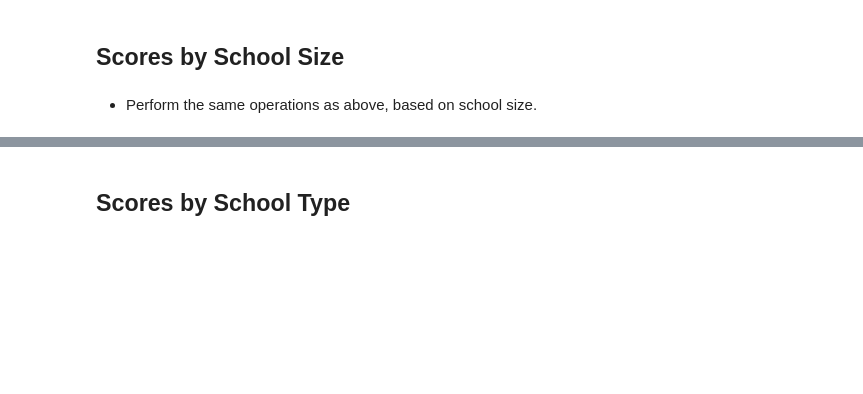
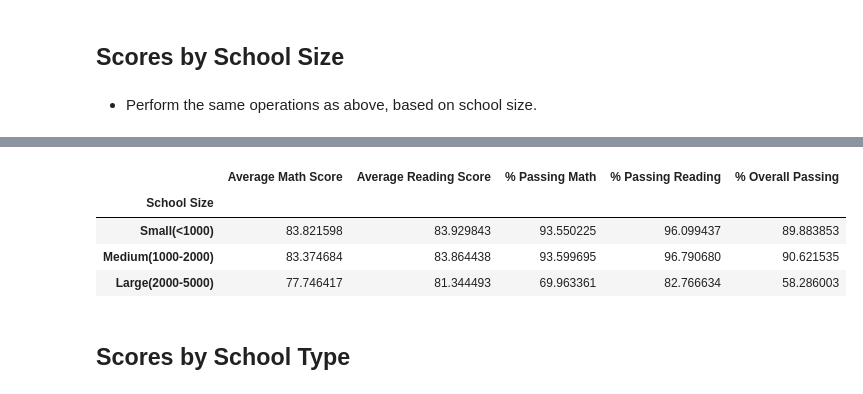
Before and after one commit to nlangf2010/pandas-challenge, a Jupyter notebook: PyCitySchools/PyCitySchools.ipynb, the cells around one changed output, grey strips where cells are left out. Drawn from its saved outputs; the diff is of its cells as text; code cells hidden in the pictures; blank space fills up the shorter version.

```diff
--- a/PyCitySchools/PyCitySchools.ipynb
+++ b/PyCitySchools/PyCitySchools.ipynb
@@ -350,3 +354,36 @@ AttributeError: 'DataFrameGroupBy' object has no attribute 'rating_count'
+# %%
+# Figure out the minimum and maximum views for school size
+# print(school_summary_df["Total Students"].max())
+# print(school_summary_df["Total Students"].min())
+
+# Create bins in which to place values based upon TED Talk views
+size_bins = [0, 1000, 2000, 5000]
+
+# Create labels for these bins
+size_group_labels = ["Small(<1000)", "Medium(1000-2000)", "Large(2000-5000)"]
+
+school_size_df = school_summary_df
+
+# Slice the data and place it into bins
+pd.cut(school_summary_df["Total Students"], size_bins, labels=size_group_labels).head(15)
+
+# Place the data series into a new column inside of the DataFrame
+school_size_df["School Size"] = pd.cut(school_summary_df["Total Students"], size_bins, labels=size_group_labels)
+school_size_df
+
+school_size_group = school_size_df.groupby("School Size")
+
+# Find how many rows fall into each bin
+#print(school_size_group["Average Math Score"].count())
+
+# Get the average of each column within the GroupBy object
+school_size_group[["Average Math Score", "Average Reading Score", "% Passing Math", "% Passing Reading", "% Overall Passing"]].mean()
+# %% [output]
+|  | Average Math Score | Average Reading Score | % Passing Math | % Passing Reading | % Overall Passing |
+| School Size |  |  |  |  |  |
+| Small(<1000) | 83.821598 | 83.929843 | 93.550225 | 96.099437 | 89.883853 |
+| Medium(1000-2000) | 83.374684 | 83.864438 | 93.599695 | 96.790680 | 90.621535 |
+| Large(2000-5000) | 77.746417 | 81.344493 | 69.963361 | 82.766634 | 58.286003 |
 # %% [markdown]
 ## Scores by School Type
 # %% [markdown]
```
Also changed, not shown: parts of 9 cells of this notebook.
